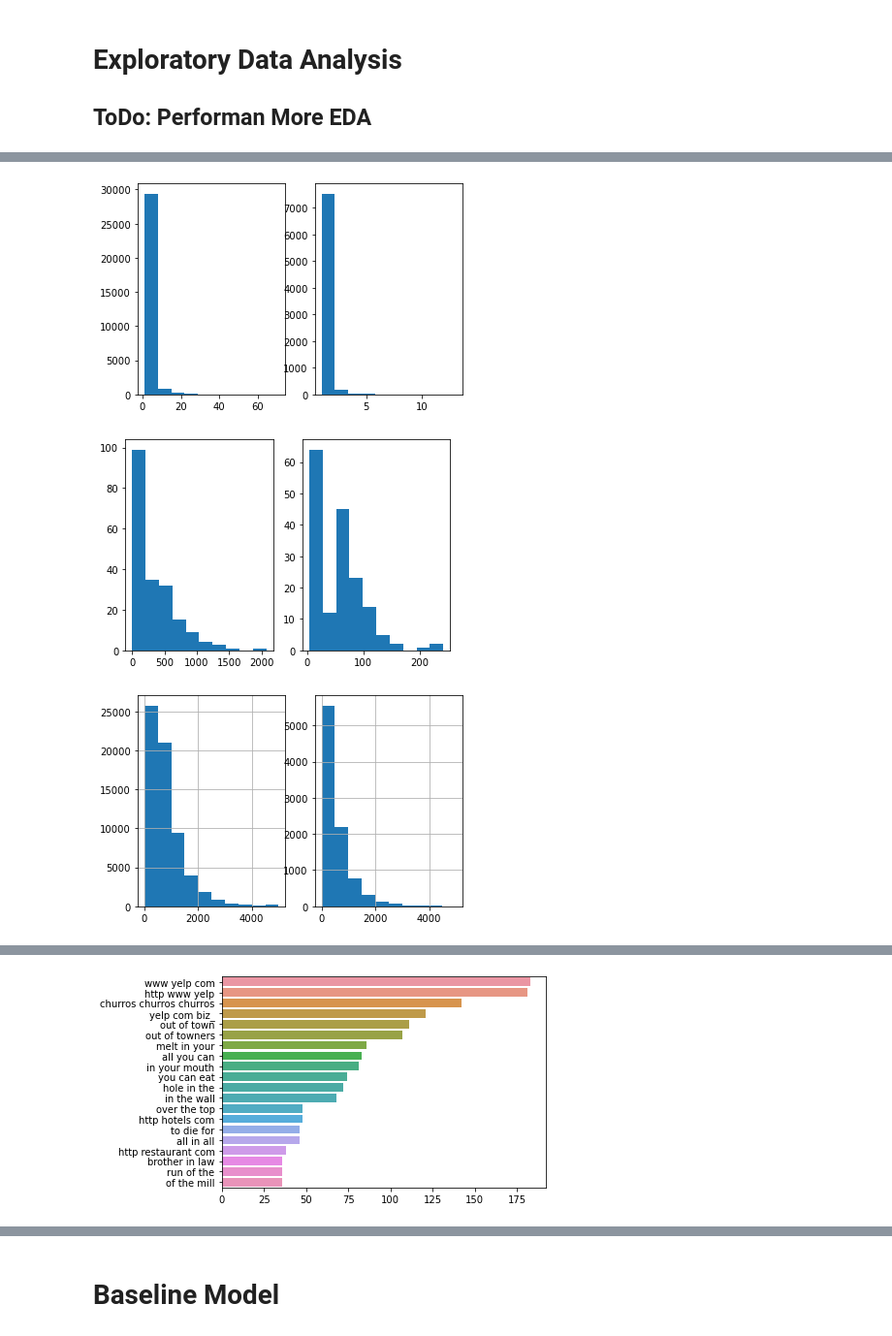
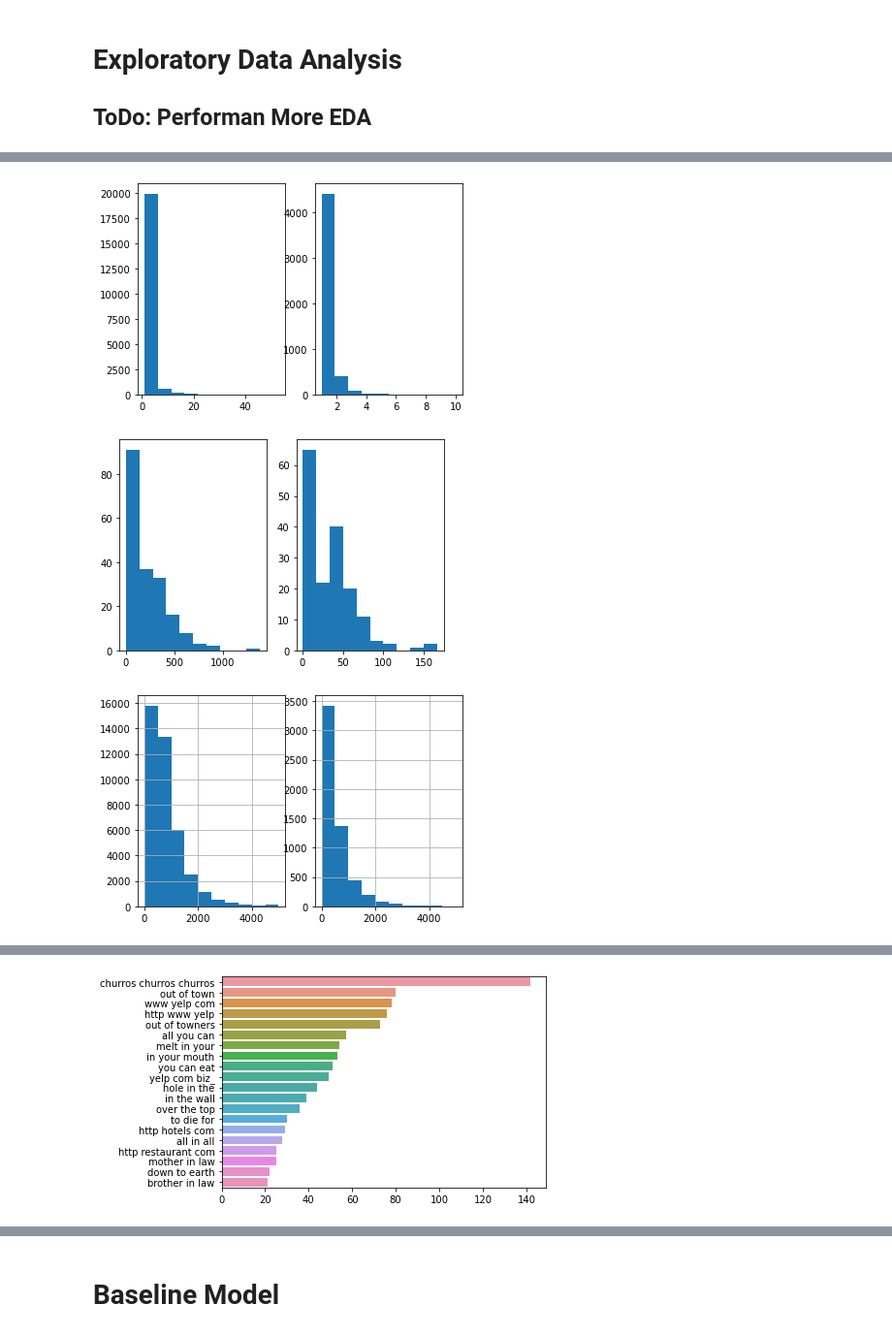
Before and after one commit to yizhang7210/w266-final-project, a Jupyter notebook: notebook.ipynb, the cells around one changed output, grey strips where cells are left out. Shown at 97% size. Drawn from its saved outputs; the diff is of its cells as text; code cells hidden in the pictures.

Commit message:
split train/dev/test data per previous research

```diff
--- a/notebook.ipynb
+++ b/notebook.ipynb
@@ -79,6 +80,24 @@ restaurant_reviewers = pd.read_sql_query("SELECT * FROM reviewer", restaurant_db
 print(f'The data set contains {len(restaurants)} restaurants, {len(restaurant_reviews)} reviews, and {len(restaurant_reviewers)} reviewers')
 # %% [output]
 The data set contains 242652 restaurants, 67019 reviews, and 16941 reviewers
+# %%
+# Data Cleaning
+hotel_reviews['reviewContent'] = hotel_reviews['reviewContent'].apply(lambda x: unicodedata.normalize('NFKD', x))
+hotel_reviews['date'] = hotel_reviews['date'].apply(lambda x: datetime.datetime.strptime(x.strip().split(' ')[-1], '%m/%d/%Y'))
+
+restaurant_reviews['reviewContent'] = restaurant_reviews['reviewContent'].apply(lambda x: unicodedata.normalize('NFKD', x))
+restaurant_reviews['date'] = restaurant_reviews['date'].apply(lambda x: datetime.datetime.strptime(x.strip().split(' ')[-1], '%m/%d/%Y'))
+# %%
+# Split data according to the research paper
+hotel_X_test = hotel_reviews[hotel_reviews['date'] >= datetime.datetime(2012, 1, 1)]
+hotel_y_test = hotel_X_test['flagged'] == 'Y'
+hotel_X_tran_and_dev = hotel_reviews[hotel_reviews['date'] < datetime.datetime(2012, 1, 1)]
+hotel_X_train, hotel_X_dev, hotel_y_train, hotel_y_dev = train_test_split(hotel_X_tran_and_dev, hotel_X_tran_and_dev['flagged']=='Y')
+
+restaurant_X_test = restaurant_reviews[restaurant_reviews['date'] >= datetime.datetime(2012, 1, 1)]
+restaurant_y_test = restaurant_X_test['flagged'] == 'Y'
+restaurant_X_tran_and_dev = restaurant_reviews[restaurant_reviews['date'] < datetime.datetime(2012, 1, 1)]
+restaurant_X_train, restaurant_X_dev, restaurant_y_train, restaurant_y_dev = train_test_split(restaurant_X_tran_and_dev, restaurant_X_tran_and_dev['flagged']=='Y')
 # %% [markdown]
 # Exploratory Data Analysis
 
@@ -126,5 +145,5 @@ memory usage: 5.1+ MB
 # %%
-reviews = pd.concat([restaurant_reviews, hotel_reviews.rename(columns={'hotelID':'restaurantID'})], ignore_index=True)
+reviews = pd.concat([restaurant_X_train, hotel_X_train.rename(columns={'hotelID':'restaurantID'})], ignore_index=True)
 reviews.groupby('reviewerID').agg({"usefulCount": np.sum,
                                    "coolCount": np.sum,
                                    "funnyCount": np.sum}).sort_values(by=['usefulCount'], ascending=False)
@@ -203,7 +221,7 @@ plt.subplot(1, 2, 2)
 plt.hist(x = fakeReviewerCounts['counts'], bins=10)
 plt.show()
 # %% [output]
-[figure, old version]
+[figure, new version]
 # %%
 trueRestReviewCounts = trueReviews.groupby(['restaurantID']).size().reset_index(name='counts')
 fakeRestReviewCounts = fakeReviews.groupby(['restaurantID']).size().reset_index(name='counts')
@@ -215,7 +233,7 @@ plt.subplot(1, 2, 2)
 plt.hist(x = fakeRestReviewCounts['counts'], bins=10)
 plt.show()
 # %% [output]
-[figure, old version]
+[figure, new version]
 # %%
 plt.subplot(1, 2, 1)
 trueReviews['reviewContent'].str.len().hist()
@@ -223,7 +241,7 @@ plt.subplot(1, 2, 2)
 fakeReviews['reviewContent'].str.len().hist()
 plt.show()
 # %% [output]
-[figure, old version]
+[figure, new version]
 # %%
 
 # Code Snippet for Top N-grams Barchart
@@ -233,6 +251,8 @@ import numpy as np
 from nltk.corpus import stopwords
 from sklearn.feature_extraction.text import CountVectorizer
 from collections import  Counter
+
+nltk.download('stopwords')
 
 def plot_top_ngrams_barchart(text, n=2):
     synthetic = {'gmail', 'they', 'http', 'www'}
@@ -260,4 +283,4 @@ plot_top_ngrams_barchart(trueReviews['reviewContent'],3)
-[figure, old version]
+[figure, new version]
 # %%
 plot_top_ngrams_barchart(fakeReviews['reviewContent'],3)
 # %% [output]
```
Also changed, not shown: parts of 27 cells of this notebook.
